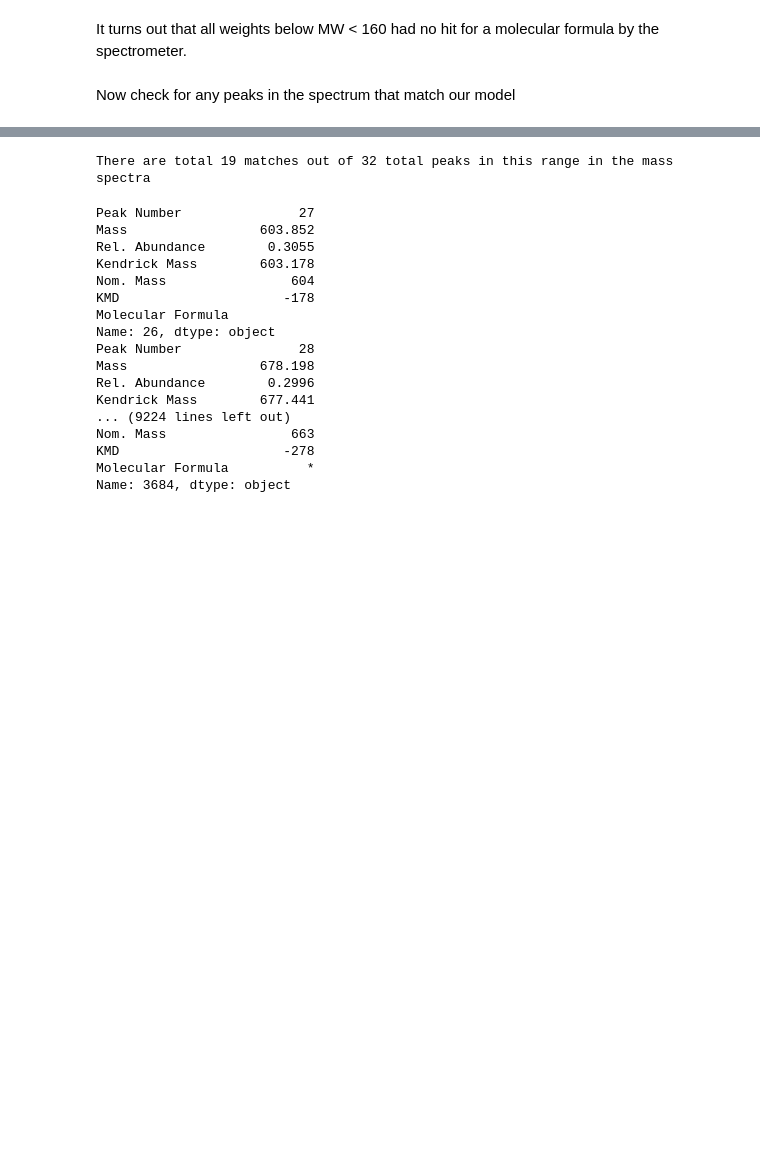
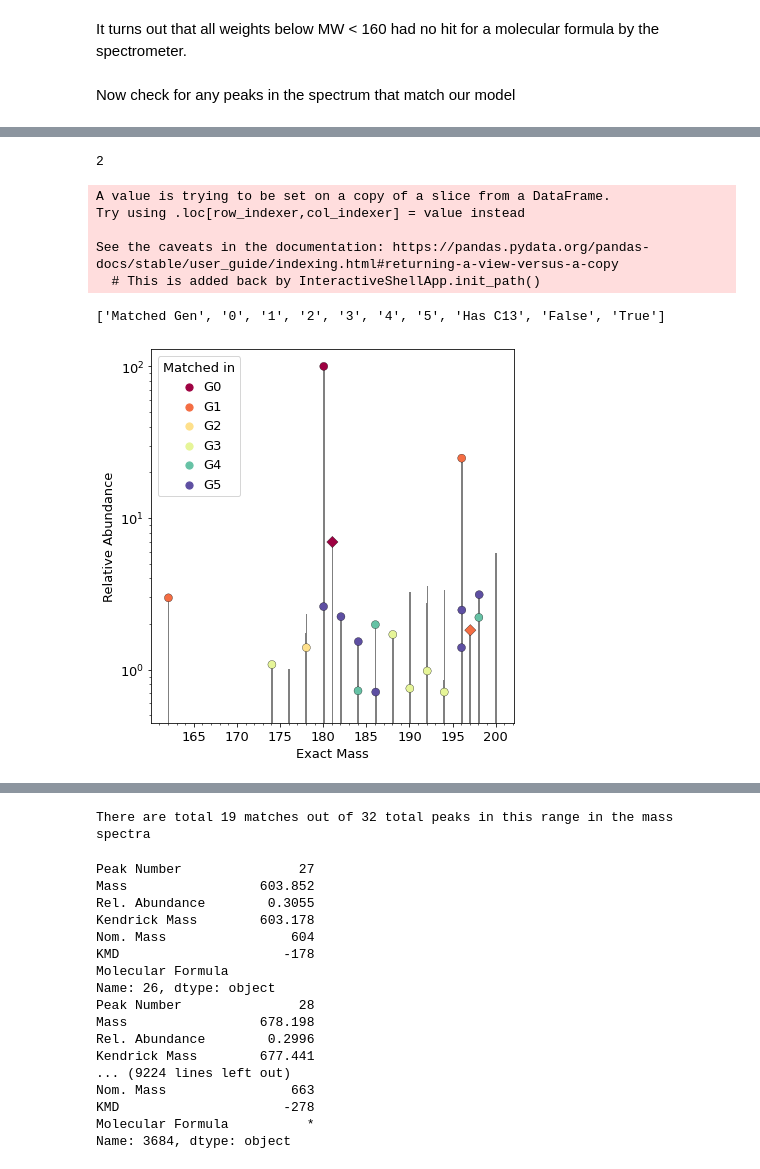
Before and after one commit to Reaction-Space-Explorer/reac-space-exp, a Jupyter notebook: plots/mass_spectra_plot.ipynb, the cells around one changed output, grey strips where cells are left out. Saved outputs shown, nothing was run; the diff lists cells and outputs as text; code cells hidden in the pictures; blank space fills up the shorter version.

```diff
--- a/plots/mass_spectra_plot.ipynb
+++ b/plots/mass_spectra_plot.ipynb
@@ -34,15 +26,0 @@ df.head()
-# %%
-# make a list of exact mass and relative abundance.
-mass_list = []
-rel_abundance = []
-for i in range(len(df)):
-    if float(df['Mass'].iloc[i]) < 200 and "No Hit" not in df['Molecular Formula'].iloc[i]:
-        mass_list.append(float(df['Mass'].iloc[i]))
-        rel_abundance.append(float(df['Rel. Abundance'].iloc[i]))
-# now, "renormalize" the relative abundance.
-highest = max(rel_abundance)
-norm_factor = 100.0/highest
-normalized_abun = []
-for ab in rel_abundance:
-    normalized_abun.append(norm_factor*ab)
-print(f'{len(mass_list)} items in {mass_list}')
@@ -54,0 +171,25 @@ Now check for any peaks in the spectrum that match our model
+# %%
+def clean_data(df):
+    #df.reset_index(inplace=True) # not resetting indices was causing trouble
+    cleaned_df = pd.DataFrame(data=[], columns=df.columns)
+    for i in range(len(df)):
+        if "No Hit" in df['Molecular Formula'].iloc[i]:
+            if not np.isnan(df['Matched Gen'].iloc[i]):
+                cleaned_df = cleaned_df.append(df.iloc[i])
+            else:
+                pass
+        else:
+            cleaned_df = cleaned_df.append(df.iloc[i])
+    # keep only m/z < 200, because we don't have higher peaks to compare
+    cleaned_df = cleaned_df[cleaned_df['Mass'] < 200.0]
+    # now, "renormalize" the relative abundance.
+    highest = max(cleaned_df['Rel. Abundance'])#max(rel_abundance)
+    norm_factor = 100.0/highest
+    cleaned_df['Norm Abun'] = cleaned_df['Rel. Abundance']*norm_factor
+
+    print(f"{len(cleaned_df)} items in the given dataframe")
+    return cleaned_df
+# %%
+cleaned_wet_dex = clean_data(wet_dextrose)
+cleaned_dry_dex = clean_data(dry_dextrose)
+cleaned_wet_dex
@@ -54,0 +217,4 @@ Now check for any peaks in the spectrum that match our model
+# %%
+print(sum([True for status in cleaned_dry_dex['Has C13'] if status == True]))
+# %% [output]
+2
@@ -54,0 +272,10 @@ Now check for any peaks in the spectrum that match our model
+# %%
+plot_spec(cleaned_wet_dex, 'wet_dextrose_ms.jpg')
+# %% [output]
+A value is trying to be set on a copy of a slice from a DataFrame.
+Try using .loc[row_indexer,col_indexer] = value instead
+
+See the caveats in the documentation: https://pandas.pydata.org/pandas-docs/stable/user_guide/indexing.html#returning-a-view-versus-a-copy
+  # This is added back by InteractiveShellApp.init_path()
+['Matched Gen', '0', '1', '2', '3', '4', '5', 'Has C13', 'False', 'True']
+[figure, added]
```
Also changed, not shown: parts of 18 cells of this notebook.
